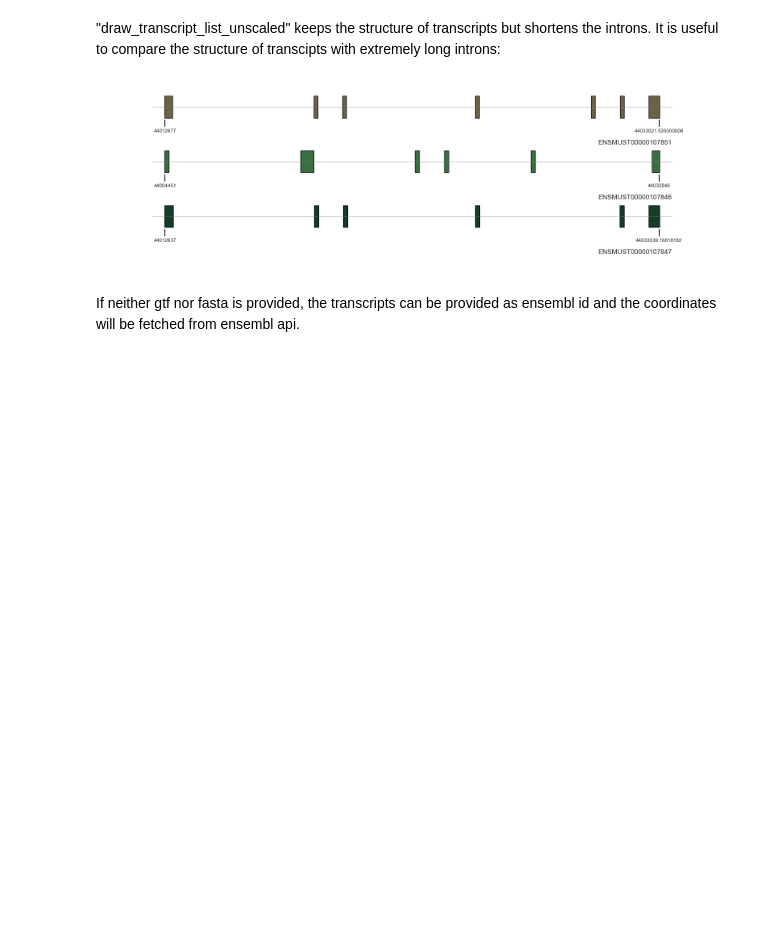
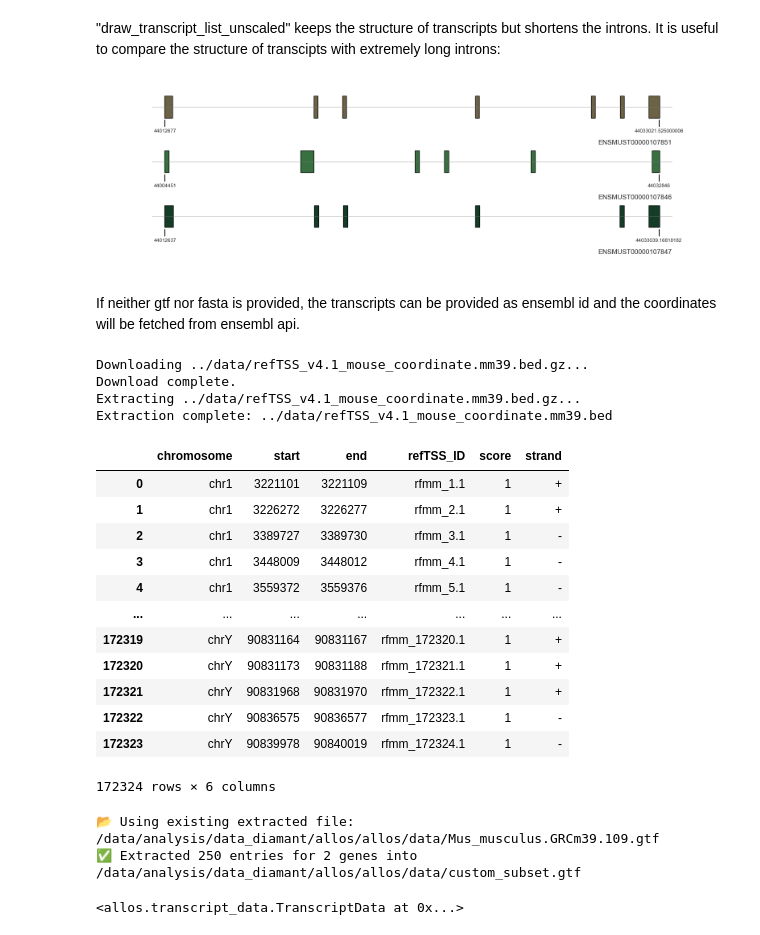
Before and after one commit to cobioda/allos, a Jupyter notebook: nbs/001_transcript_plots.ipynb, the cells around one changed output. Drawn from its saved outputs; the diff is of its cells as text; code cells hidden in the pictures; blank space fills up the shorter version.

```diff
--- a/nbs/001_transcript_plots.ipynb
+++ b/nbs/001_transcript_plots.ipynb
@@ -344,3 +357,6 @@ tp.draw_transcripts_list_unscaled(["ENSMUST00000107851", "ENSMUST00000107846", "
 [figure]
 # %% [markdown]
 If neither gtf nor fasta is provided, the transcripts can be provided as ensembl id and the coordinates will be fetched from ensembl api.
+# %%
+#cage_peaks = "https://fantom.gsc.riken.jp/5/datafiles/reprocessed/mm10_latest/extra/CAGE_peaks/mm10_fair+new_CAGE_peaks_phase1and2.bed.gz"
+cage_peaks = "https://reftss.riken.jp/datafiles/current/mouse/refTSS_v4.1_mouse_coordinate.mm39.bed.gz"
@@ -346,0 +403,27 @@ If neither gtf nor fasta is provided, the transcripts can be provided as ensembl
+# %%
+cage_peaks = download_and_extract_bed(cage_peaks, "../data/")
+# %% [output]
+Downloading ../data/refTSS_v4.1_mouse_coordinate.mm39.bed.gz...
+Download complete.
+Extracting ../data/refTSS_v4.1_mouse_coordinate.mm39.bed.gz...
+Extraction complete: ../data/refTSS_v4.1_mouse_coordinate.mm39.bed
+# %%
+import pandas as pd
+#col_names = ["chrom", "start", "end", "name", "score", "strand"]
+cage_df = pd.read_csv(cage_peaks, sep="\t", comment='#')
+# %%
+cage_df
+# %% [output]
+|  | chromosome | start | end | refTSS_ID | score | strand |
+| 0 | chr1 | 3221101 | 3221109 | rfmm_1.1 | 1 | + |
+| 1 | chr1 | 3226272 | 3226277 | rfmm_2.1 | 1 | + |
+| 2 | chr1 | 3389727 | 3389730 | rfmm_3.1 | 1 | - |
+| 3 | chr1 | 3448009 | 3448012 | rfmm_4.1 | 1 | - |
+| 4 | chr1 | 3559372 | 3559376 | rfmm_5.1 | 1 | - |
+| ... | ... | ... | ... | ... | ... | ... |
+| 172319 | chrY | 90831164 | 90831167 | rfmm_172320.1 | 1 | + |
+| 172320 | chrY | 90831173 | 90831188 | rfmm_172321.1 | 1 | + |
+| 172321 | chrY | 90831968 | 90831970 | rfmm_172322.1 | 1 | + |
+| 172322 | chrY | 90836575 | 90836577 | rfmm_172323.1 | 1 | - |
+| 172323 | chrY | 90839978 | 90840019 | rfmm_172324.1 | 1 | - |
+172324 rows × 6 columns
@@ -346,0 +481,9 @@ If neither gtf nor fasta is provided, the transcripts can be provided as ensembl
+# %%
+big_gtf = "/data/analysis/data_diamant/allos/allos/data/Mus_musculus.GRCm39.109.gtf"
+custom_gtf = "/data/analysis/data_diamant/allos/allos/data/custom_subset.gtf"
+selected_genes = ["ENSMUSG00000028478", "ENSMUSG00000025903"]  # Replace with your genes of interest
+
+extract_genes_from_gtf(big_gtf, custom_gtf, selected_genes)
+# %% [output]
+📂 Using existing extracted file: /data/analysis/data_diamant/allos/allos/data/Mus_musculus.GRCm39.109.gtf
+✅ Extracted 250 entries for 2 genes into /data/analysis/data_diamant/allos/allos/data/custom_subset.gtf
@@ -346,0 +493,4 @@ If neither gtf nor fasta is provided, the transcripts can be provided as ensembl
+# %%
+td
+# %% [output]
+<allos.transcript_data.TranscriptData at 0x...>
```
Also changed, not shown: parts of 20 cells of this notebook, 1 other file.
